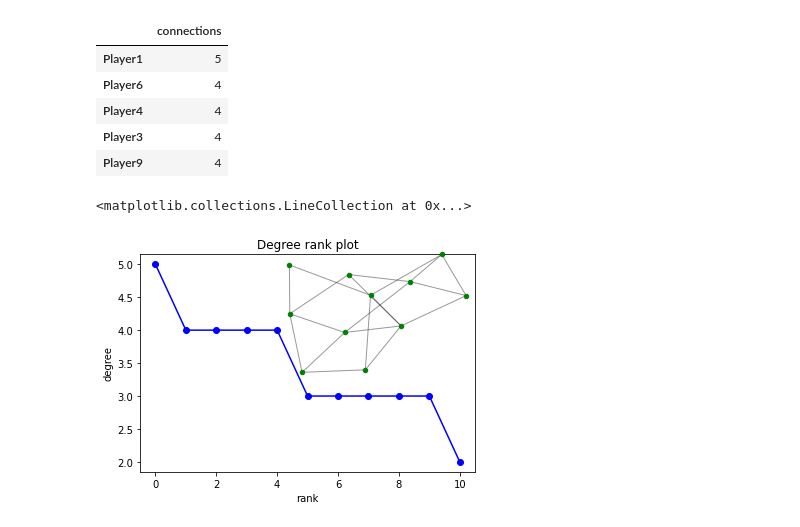
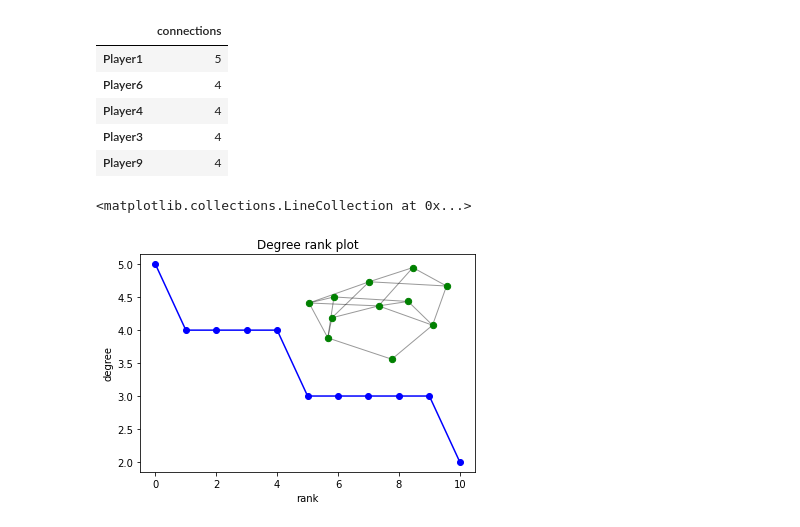
Before and after one commit to NLeSC/balconaz, a Jupyter notebook: notebooks/analysis.ipynb, the cells around one changed output. Drawn from its saved outputs; the diff is of its cells as text; code cells hidden in the pictures.

```diff
--- a/notebooks/analysis.ipynb
+++ b/notebooks/analysis.ipynb
@@ -58,22 +58,22 @@ df2.head()
 # %%
 # another look via degree sequences
 # source: from networkx gallery
 
-degree_sequence = sorted([d for n, d in G.degree()], reverse=True)
-dmax = max(degree_sequence)
+degree_dist = sorted([vote for player, vote in G.degree()], reverse=True)
+dmax = max(degree_dist)
 
-plt.plot(degree_sequence, "b-", marker="o")
+plt.plot(degree_dist, "b-", marker="o")
 plt.title("Degree rank plot")
 plt.ylabel("degree")
 plt.xlabel("rank")
 
 # draw graph in inset
-plt.axes([0.45, 0.45, 0.45, 0.45])
-Gcc = G.subgraph(sorted(nx.connected_components(G), key=len, reverse=True)[0])
-pos = nx.spring_layout(Gcc)
+plt.axes([0.5, 0.5, 0.35, 0.35])
+g_cc = G.subgraph(sorted(nx.connected_components(G), key=len, reverse=True)[0])
+pos = nx.spring_layout(g_cc)
 plt.axis("off")
-nx.draw_networkx_nodes(Gcc, pos, node_size=20, node_color="green")
-nx.draw_networkx_edges(Gcc, pos, alpha=0.4)
+nx.draw_networkx_nodes(g_cc, pos, node_size=40, node_color="green")
+nx.draw_networkx_edges(g_cc, pos, arrowstyle="->", arrowsize=10, alpha=0.4)
 # %% [output]
 <matplotlib.collections.LineCollection at 0x...>
-[figure, old version]
+[figure, new version]
```
